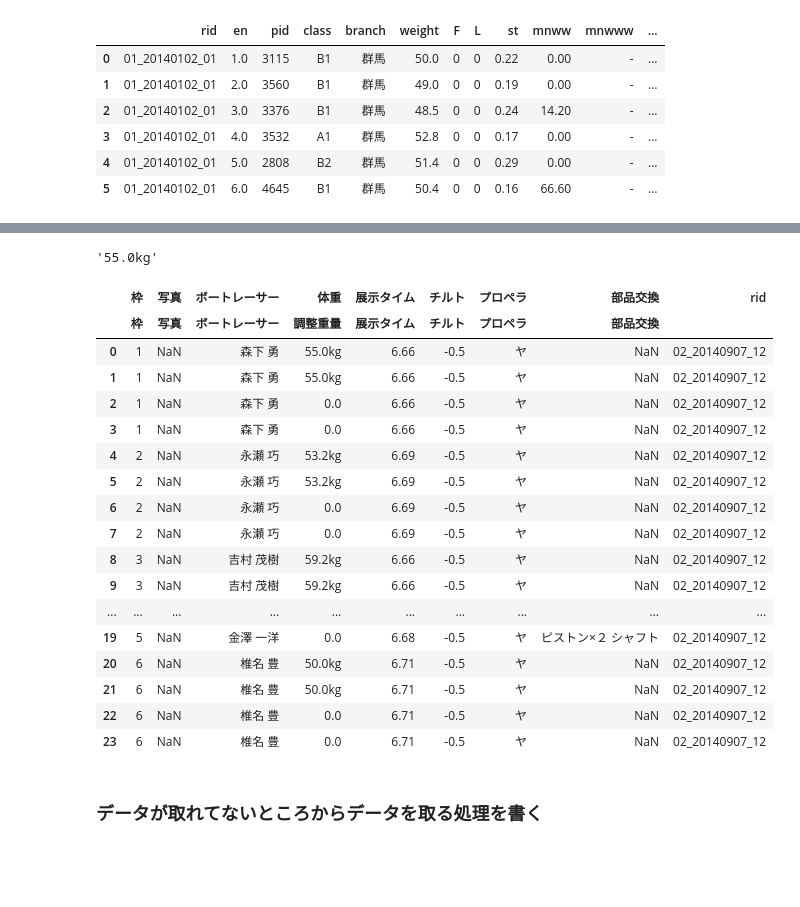
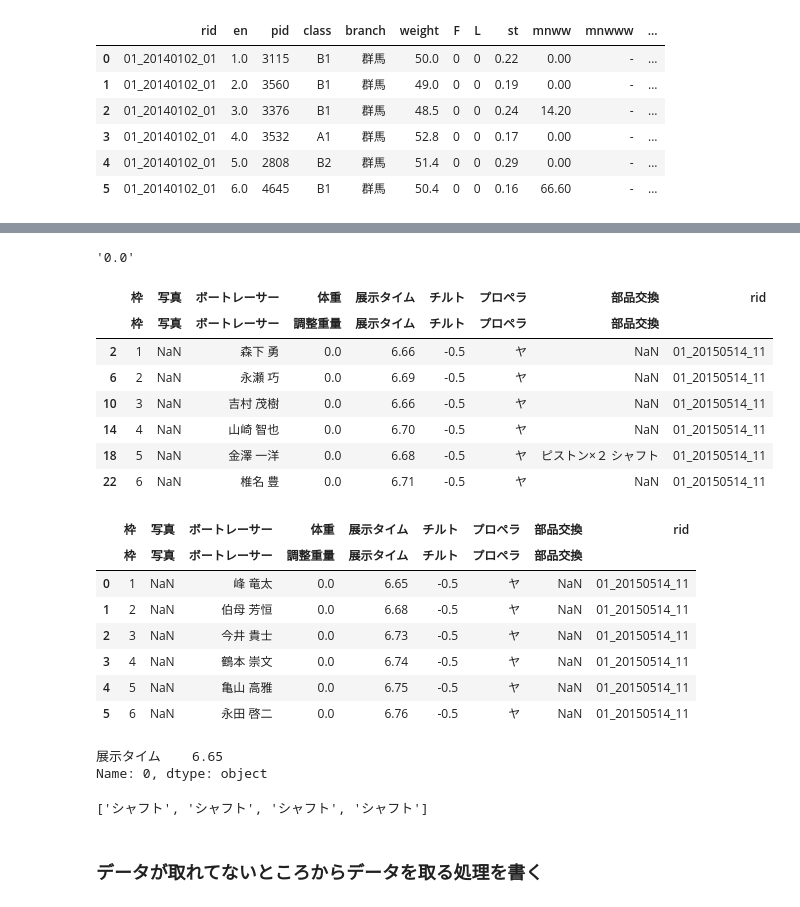
Before and after one commit to rakukanahoshi/kyoutei_AI, a Jupyter notebook: main.ipynb, the cells around one changed output, grey strips where cells are left out. Saved outputs shown, nothing was run; the diff lists cells and outputs as text; code cells hidden in the pictures; blank space fills up the shorter version.

```diff
--- a/main.ipynb
+++ b/main.ipynb
@@ -118,39 +137,65 @@ display(dfs[1])
 # %%
 target_info_list = main_info_file
-# %%
-output_file = "test.csv"
-
-
-for target_info in tqdm(target_info_list):
-    dfs = pd.read_html(target_info, encoding="utf-8")[1]
-    dfs["rid"] = target_info[-19:-5]
-    dfs.to_csv(os.path.join(output_file), mode="a", header = False, index=False)
 # %%
 dfs = pd.read_html("test/01/info_html/01_20140103_01.html", encoding="utf-8")[1]
 dfs["rid"] = target_info[-19:-5]
 dfs = dfs.drop("前走成績", axis=1)
-display(dfs.loc[0, ("体重", "調整重量")])
-display(dfs)
+display(dfs.loc[2, ("体重", "調整重量")])
+display(dfs[::2][1::2])
 # %% [output]
-'55.0kg'
+'0.0'
 |  | 枠 | 写真 | ボートレーサー | 体重 | 展示タイム | チルト | プロペラ | 部品交換 | rid |
 |  | 枠 | 写真 | ボートレーサー | 調整重量 | 展示タイム | チルト | プロペラ | 部品交換 |  |
-| 0 | 1 | NaN | 森下 勇 | 55.0kg | 6.66 | -0.5 | ヤ | NaN | 02_20140907_12 |
-| 1 | 1 | NaN | 森下 勇 | 55.0kg | 6.66 | -0.5 | ヤ | NaN | 02_20140907_12 |
-| 2 | 1 | NaN | 森下 勇 | 0.0 | 6.66 | -0.5 | ヤ | NaN | 02_20140907_12 |
-| 3 | 1 | NaN | 森下 勇 | 0.0 | 6.66 | -0.5 | ヤ | NaN | 02_20140907_12 |
-| 4 | 2 | NaN | 永瀬 巧 | 53.2kg | 6.69 | -0.5 | ヤ | NaN | 02_20140907_12 |
-| 5 | 2 | NaN | 永瀬 巧 | 53.2kg | 6.69 | -0.5 | ヤ | NaN | 02_20140907_12 |
-| 6 | 2 | NaN | 永瀬 巧 | 0.0 | 6.69 | -0.5 | ヤ | NaN | 02_20140907_12 |
-| 7 | 2 | NaN | 永瀬 巧 | 0.0 | 6.69 | -0.5 | ヤ | NaN | 02_20140907_12 |
-| 8 | 3 | NaN | 吉村 茂樹 | 59.2kg | 6.66 | -0.5 | ヤ | NaN | 02_20140907_12 |
-| 9 | 3 | NaN | 吉村 茂樹 | 59.2kg | 6.66 | -0.5 | ヤ | NaN | 02_20140907_12 |
-| ... | ... | ... | ... | ... | ... | ... | ... | ... | ... |
-| 19 | 5 | NaN | 金澤 一洋 | 0.0 | 6.68 | -0.5 | ヤ | ピストン×２ シャフト | 02_20140907_12 |
-| 20 | 6 | NaN | 椎名 豊 | 50.0kg | 6.71 | -0.5 | ヤ | NaN | 02_20140907_12 |
-| 21 | 6 | NaN | 椎名 豊 | 50.0kg | 6.71 | -0.5 | ヤ | NaN | 02_20140907_12 |
-| 22 | 6 | NaN | 椎名 豊 | 0.0 | 6.71 | -0.5 | ヤ | NaN | 02_20140907_12 |
-| 23 | 6 | NaN | 椎名 豊 | 0.0 | 6.71 | -0.5 | ヤ | NaN | 02_20140907_12 |
+| 2 | 1 | NaN | 森下 勇 | 0.0 | 6.66 | -0.5 | ヤ | NaN | 01_20150514_11 |
+| 6 | 2 | NaN | 永瀬 巧 | 0.0 | 6.69 | -0.5 | ヤ | NaN | 01_20150514_11 |
+| 10 | 3 | NaN | 吉村 茂樹 | 0.0 | 6.66 | -0.5 | ヤ | NaN | 01_20150514_11 |
+| 14 | 4 | NaN | 山崎 智也 | 0.0 | 6.70 | -0.5 | ヤ | NaN | 01_20150514_11 |
+| 18 | 5 | NaN | 金澤 一洋 | 0.0 | 6.68 | -0.5 | ヤ | ピストン×２ シャフト | 01_20150514_11 |
+| 22 | 6 | NaN | 椎名 豊 | 0.0 | 6.71 | -0.5 | ヤ | NaN | 01_20150514_11 |
+# %%
+parts_col = "Adj_weight Open_t tilt pera pis shaft gia cab electro ring silinda calbo".split()
+#ギヤ ピストン シャフト キャブ 電気 リング シリンダ キャリアボディー
+
+df_parts_info = pd.DataFrame(index=[], columns=parts_col)
+
+dfs = pd.read_html(target_info, encoding="utf-8")[1]
+dfs["rid"] = target_info[-19:-5]
+dfs = dfs.drop("前走成績", axis=1)
+
+df = dfs[::2][1::2]
+df.reset_index(drop=True, inplace=True)
+display(df)
+
+display(df.loc[0, "展示タイム"])
+# %% [output]
+|  | 枠 | 写真 | ボートレーサー | 体重 | 展示タイム | チルト | プロペラ | 部品交換 | rid |
+|  | 枠 | 写真 | ボートレーサー | 調整重量 | 展示タイム | チルト | プロペラ | 部品交換 |  |
+| 0 | 1 | NaN | 峰 竜太 | 0.0 | 6.65 | -0.5 | ヤ | NaN | 01_20150514_11 |
+| 1 | 2 | NaN | 伯母 芳恒 | 0.0 | 6.68 | -0.5 | ヤ | NaN | 01_20150514_11 |
+| 2 | 3 | NaN | 今井 貴士 | 0.0 | 6.73 | -0.5 | ヤ | NaN | 01_20150514_11 |
+| 3 | 4 | NaN | 鶴本 崇文 | 0.0 | 6.74 | -0.5 | ヤ | NaN | 01_20150514_11 |
+| 4 | 5 | NaN | 亀山 高雅 | 0.0 | 6.75 | -0.5 | ヤ | NaN | 01_20150514_11 |
+| 5 | 6 | NaN | 永田 啓二 | 0.0 | 6.76 | -0.5 | ヤ | NaN | 01_20150514_11 |
+展示タイム    6.65
+Name: 0, dtype: object
+# %%
+df = pd.read_csv("test.csv", encoding="utf-8", header=None)
+df = df[~df[7].isnull()]
+
+pattern_dict = {
+    "ピストン×１":"null",
+    "ピストン×２ シャフト":"null",
+    "ギヤ":"null",
+    "ピストン×２":"null",
+    "キャブ":"null",
+    "リング×１":"null",
+    "電気":"null",
+    "シャフト":"null"
+}
+output = [x for x in df[7] if pattern_dict.get(x)!="null"]
+print (output)
+# %% [output]
+['シャフト', 'シャフト', 'シャフト', 'シャフト']
 # %% [markdown]
 ### データが取れてないところからデータを取る処理を書く
 # %% [markdown]
```
Also changed, not shown: parts of 1 cell of this notebook.
